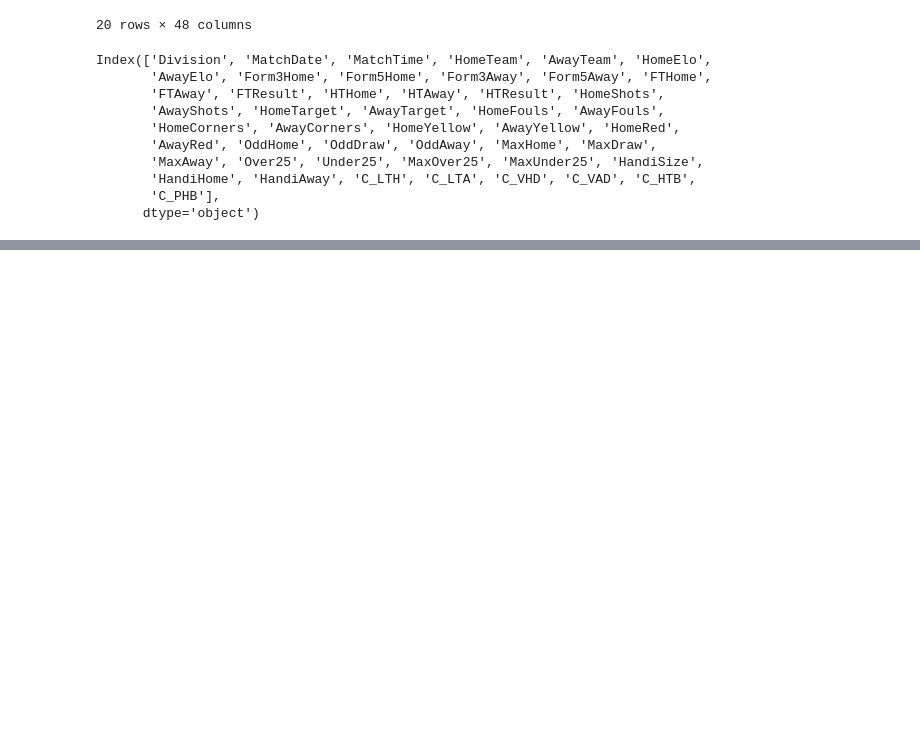
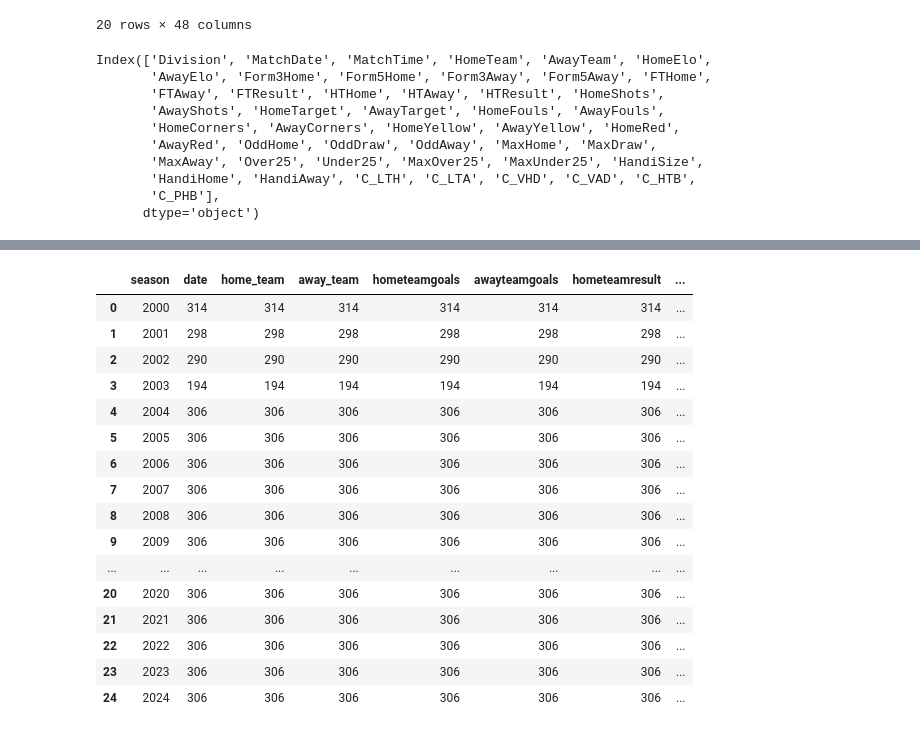
Before and after one commit to mikeyautorino2/skillvsluck, a Jupyter notebook: data/european_soccer/code/bundesliga_la_liga_cleaning.ipynb, the cells around one changed output, grey strips where cells are left out. Saved outputs shown, nothing was run; the diff lists cells and outputs as text; code cells hidden in the pictures; blank space fills up the shorter version.

```diff
--- a/data/european_soccer/code/bundesliga_la_liga_cleaning.ipynb
+++ b/data/european_soccer/code/bundesliga_la_liga_cleaning.ipynb
@@ -245,0 +311,20 @@ plt.show()
+# %%
+final_Bundesliga_df.groupby("season").agg("count").reset_index()
+# %% [output]
+|  | season | date | home_team | away_team | hometeamgoals | awayteamgoals | hometeamresult | ... |
+| 0 | 2000 | 314 | 314 | 314 | 314 | 314 | 314 | ... |
+| 1 | 2001 | 298 | 298 | 298 | 298 | 298 | 298 | ... |
+| 2 | 2002 | 290 | 290 | 290 | 290 | 290 | 290 | ... |
+| 3 | 2003 | 194 | 194 | 194 | 194 | 194 | 194 | ... |
+| 4 | 2004 | 306 | 306 | 306 | 306 | 306 | 306 | ... |
+| 5 | 2005 | 306 | 306 | 306 | 306 | 306 | 306 | ... |
+| 6 | 2006 | 306 | 306 | 306 | 306 | 306 | 306 | ... |
+| 7 | 2007 | 306 | 306 | 306 | 306 | 306 | 306 | ... |
+| 8 | 2008 | 306 | 306 | 306 | 306 | 306 | 306 | ... |
+| 9 | 2009 | 306 | 306 | 306 | 306 | 306 | 306 | ... |
+| ... | ... | ... | ... | ... | ... | ... | ... | ... |
+| 20 | 2020 | 306 | 306 | 306 | 306 | 306 | 306 | ... |
+| 21 | 2021 | 306 | 306 | 306 | 306 | 306 | 306 | ... |
+| 22 | 2022 | 306 | 306 | 306 | 306 | 306 | 306 | ... |
+| 23 | 2023 | 306 | 306 | 306 | 306 | 306 | 306 | ... |
+| 24 | 2024 | 306 | 306 | 306 | 306 | 306 | 306 | ... |
```
Also changed, not shown: parts of 16 cells of this notebook, 5 other files.
